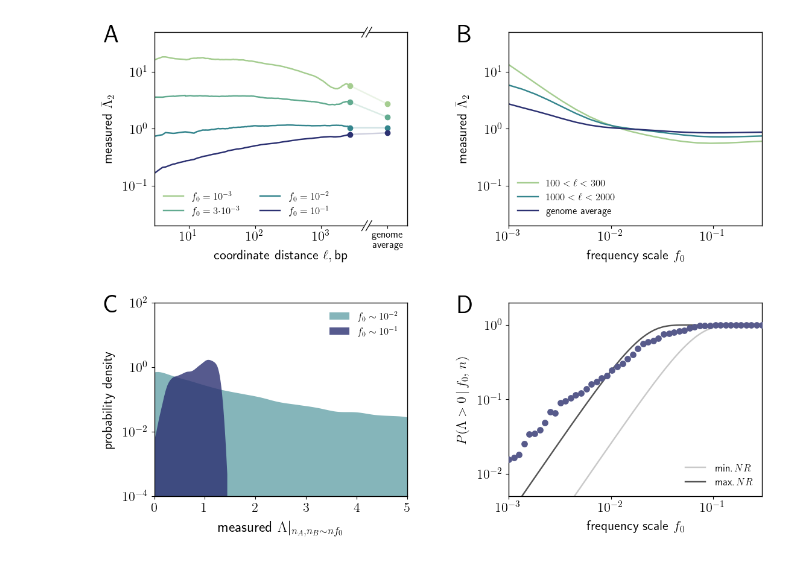
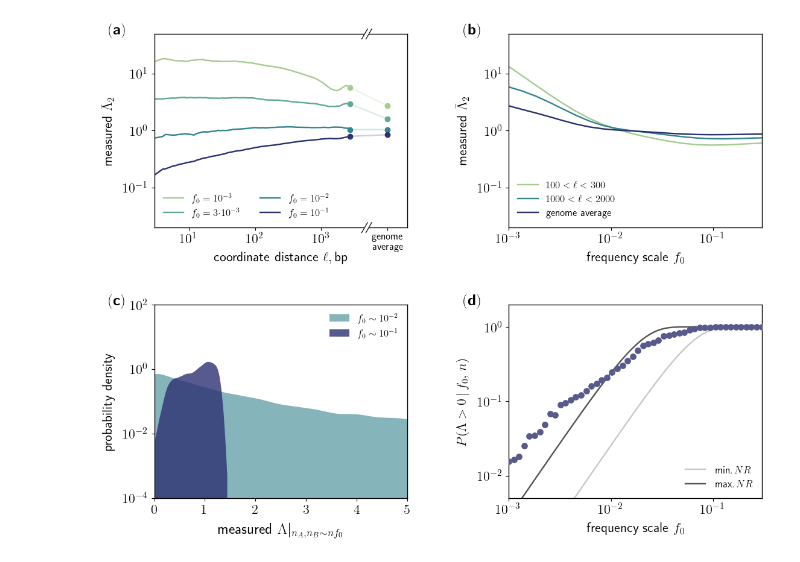
Before and after one commit to alyulina/linkage-equilibrium, a Jupyter notebook: figures/fig9.ipynb, the cells around one changed output. Saved outputs shown, nothing was run; the diff lists cells and outputs as text; code cells hidden in the pictures.

```diff
--- a/figures/fig9.ipynb
+++ b/figures/fig9.ipynb
@@ -71,7 +71,7 @@ for c in range(4):
     if c == 0:
 
         ax = plt.gca()
-        plt.text(-0.2, 0.95, 'A', fontsize=30, fontweight='black', transform=ax.transAxes)
+        plt.text(-0.18, 1, r"$(\textbf{a})$", fontsize=18, transform=ax.transAxes)
 
         cmap = matplotlib.cm.ScalarMappable(norm=matplotlib.colors.Normalize(vmin=1, vmax=5),cmap=sns.color_palette("crest_r", as_cmap=True))
         labels = {0: '$f_0=10^{0}$', 1: '$f_0=10^{-1}$', 2: '$f_0=3 {\cdot} 10^{-2}$', 3: '$f_0=10^{-2}$', 4: '$f_0=3 {\cdot} 10^{-3}$', 5: '$f_0=10^{-3}$'}
@@ -133,7 +133,7 @@ for c in range(4):
     elif c == 1:
 
         ax = plt.gca()
-        plt.text(-0.2, 0.95, 'B', fontsize=30, fontweight='black', transform=ax.transAxes)
+        plt.text(-0.18, 1, r"$(\textbf{b})$", fontsize=18, transform=ax.transAxes)
 
         cmap = matplotlib.cm.ScalarMappable(norm=matplotlib.colors.Normalize(vmin=0, vmax=2),cmap=sns.color_palette("crest_r", as_cmap=True))
         labels = {0: r"$\text{genome average}$", 1: r"$1000 < \ell < 2000$", 2: r"$100 < \ell < 300$"}
@@ -163,7 +163,7 @@ for c in range(4):
     elif c == 2:
 
         ax = plt.gca()
-        plt.text(-0.2, 0.95, 'C', fontsize=30, fontweight='black', transform=ax.transAxes)
+        plt.text(-0.18, 1, r"$(\textbf{c})$", fontsize=18, transform=ax.transAxes)
 
         cmap = matplotlib.cm.ScalarMappable(norm=matplotlib.colors.Normalize(vmin=0, vmax=2),cmap=sns.color_palette("crest_r", as_cmap=True))
 
@@ -194,7 +194,7 @@ for c in range(4):
     elif c == 3:
 
         ax = plt.gca()
-        plt.text(-0.2, 0.95, 'D', fontsize=30, fontweight='black', transform=ax.transAxes)
+        plt.text(-0.18, 1, r"$(\textbf{d})$", fontsize=18, transform=ax.transAxes)
 
         genome_wide_color = '#575a8b'
         cmap = matplotlib.cm.ScalarMappable(norm=matplotlib.colors.Normalize(vmin=0, vmax=2),cmap=sns.color_palette("crest_r", as_cmap=True))
@@ -207,32 +207,32 @@ for c in range(4):
 
         plt.plot(four_gamete_f0s, four_gamete_theory(four_gamete_f0s, NR=NR_min, n=4600), label=r"$\text{min.}\,NR$", color=grey, linewidth=w)
         plt.plot(four_gamete_f0s, four_gamete_theory(four_gamete_f0s, NR=NR_max, n=4600), label=r"$\text{max.}\,NR$", color=dark_grey, linewidth=w)
 
         plt.scatter(four_gamete_f0s[::2], four_gamete_prob[::2], linewidth=w, c=genome_wide_color, zorder=10)
 
         plt.xscale('log')
         plt.yscale('log')
         plt.minorticks_off()
 
         # changing font size since this is a smaller figure
         plt.tick_params(axis='both', labelsize=16)
 
         plt.xticks([1e-3, 1e-2, 1e-1],
                    ['$10^{-3}$', '$10^{-2}$', '$10^{-1}$'])
         plt.yticks([1e-2, 1e-1, 1e0, 1e1],
                    ['$10^{-2}$', '$10^{-1}$', '$10^{0}$', '$10^{1}$'])
 
         plt.xlim(1e-3, 3e-1)
         plt.ylim(0.5e-2, 2e0)
 
 
         # changing font size since this is a smaller figure
         plt.ylabel(r"$P(\Lambda>0\,|\,f_0, \, n)$", fontsize=16, labelpad=10);
         plt.xlabel(r"$\text{frequency scale}\,\,f_0$", fontsize=16, labelpad=8);
 
         plt.legend(frameon=False, fontsize=12, loc='lower right', handletextpad=1);
 
 
-plt.savefig('fig9.pdf',dpi=600,bbox_inches='tight')
+plt.savefig('fig9_revised.pdf',dpi=600,bbox_inches='tight')
 # %% [output]
-[figure, old version]
+[figure, new version]
```
Also changed, not shown: 3 other files.
